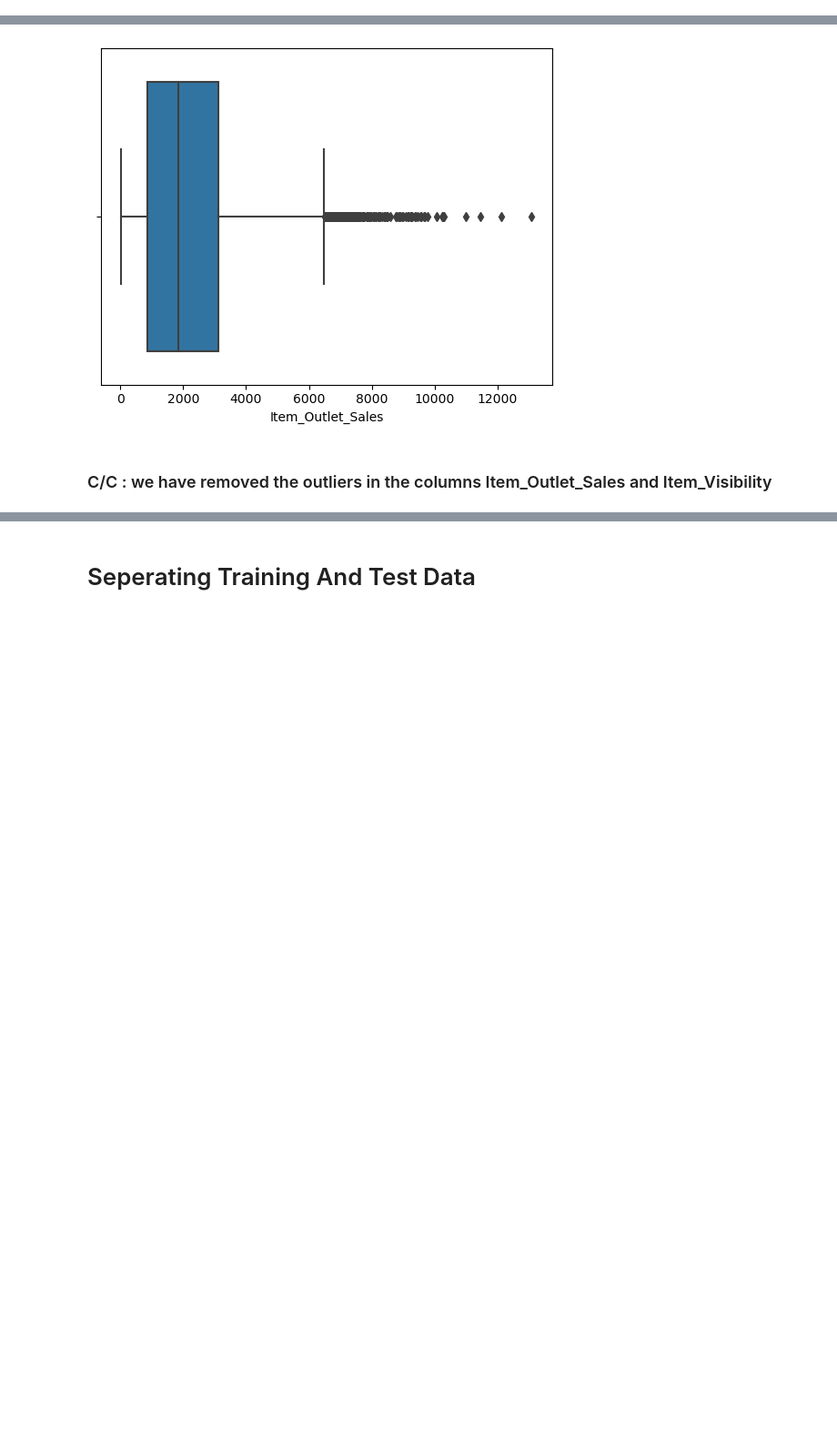
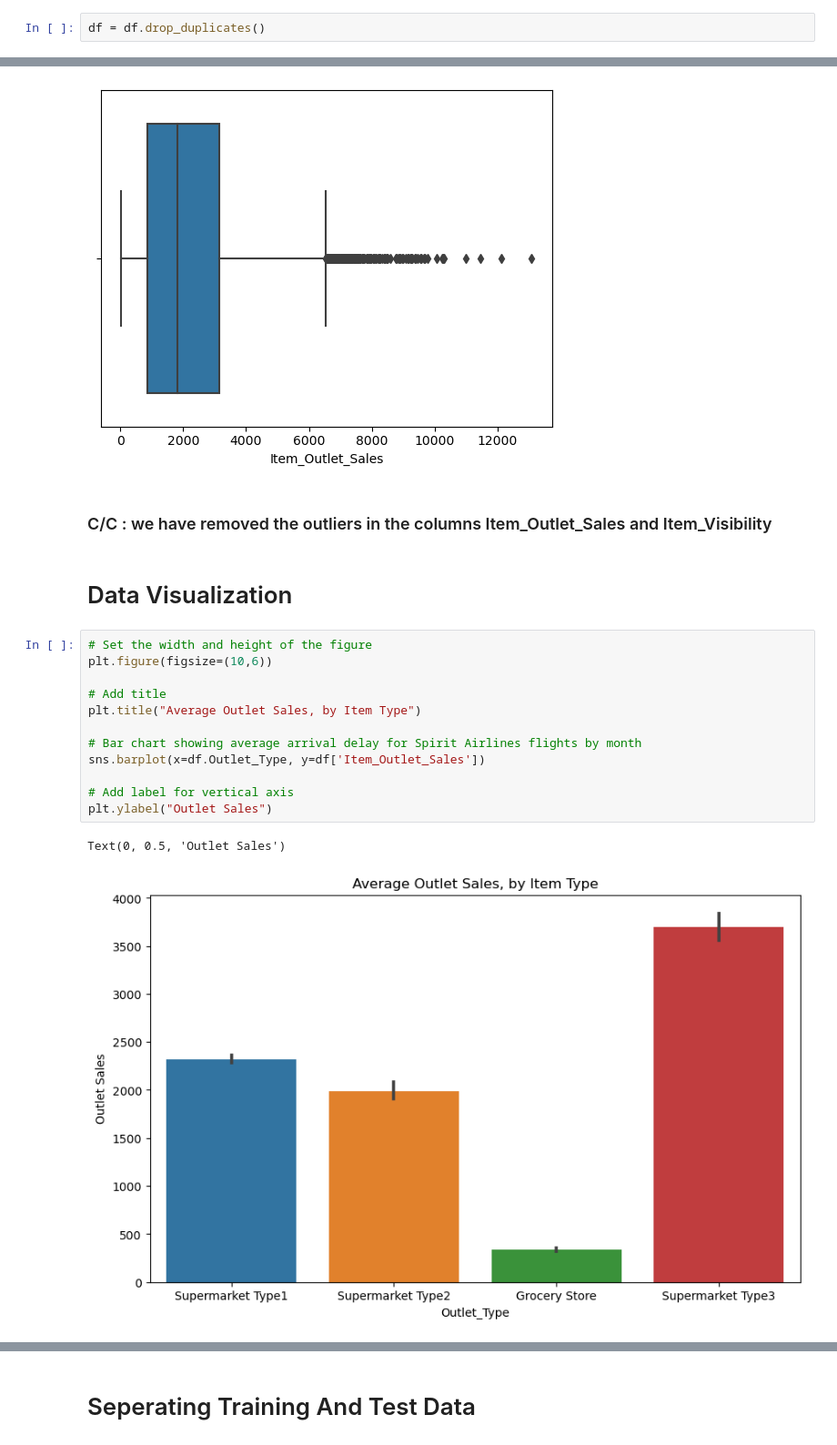
Before and after one commit to Technocolabs100/BigMart-Products-Outlet-Sales-Analysis-and-Prediction, a Jupyter notebook: mini-project.ipynb, the cells around one changed output, grey strips where cells are left out. Shown at 91% size. Drawn from its saved outputs; the diff is of its cells as text; blank space fills up the shorter version.

```diff
--- a/mini-project.ipynb
+++ b/mini-project.ipynb
@@ -274,3 +289,5 @@ df.head()
+# %%
+df = df.drop_duplicates()
 # %% [markdown]
 # Outliers
 # %% [markdown]
@@ -375,3 +392,20 @@ sns.boxplot(df['Item_Outlet_Sales'])
 [figure]
 # %% [markdown]
 ### C/C : we have removed the outliers in the columns Item_Outlet_Sales and Item_Visibility
+# %% [markdown]
+# Data Visualization
+# %%
+# Set the width and height of the figure
+plt.figure(figsize=(10,6))
+
+# Add title
+plt.title("Average Outlet Sales, by Item Type")
+
+# Bar chart showing average arrival delay for Spirit Airlines flights by month
+sns.barplot(x=df.Outlet_Type, y=df['Item_Outlet_Sales'])
+
+# Add label for vertical axis
+plt.ylabel("Outlet Sales")
+# %% [output]
+Text(0, 0.5, 'Outlet Sales')
+[figure, added]
```
Also changed, not shown: parts of 26 cells of this notebook.
